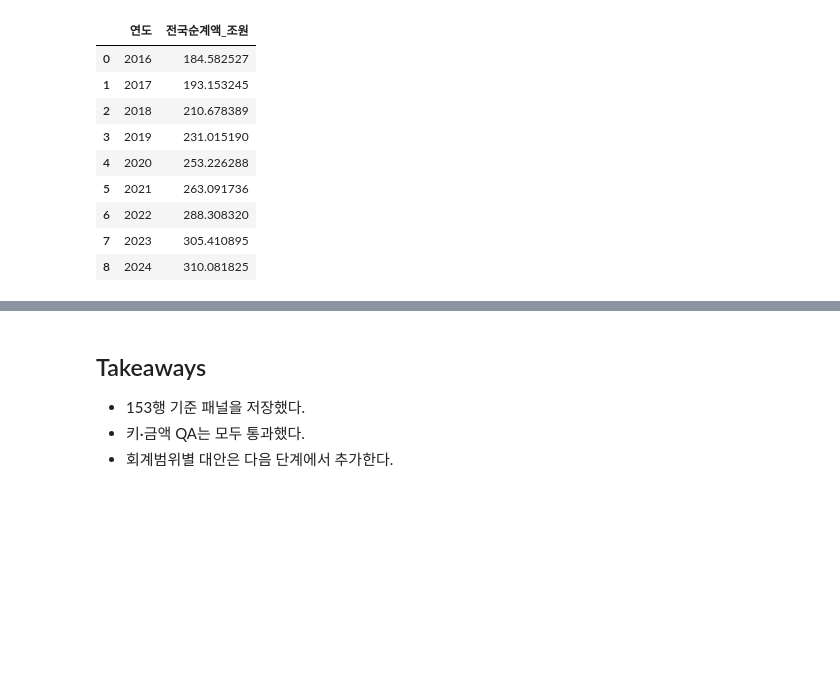
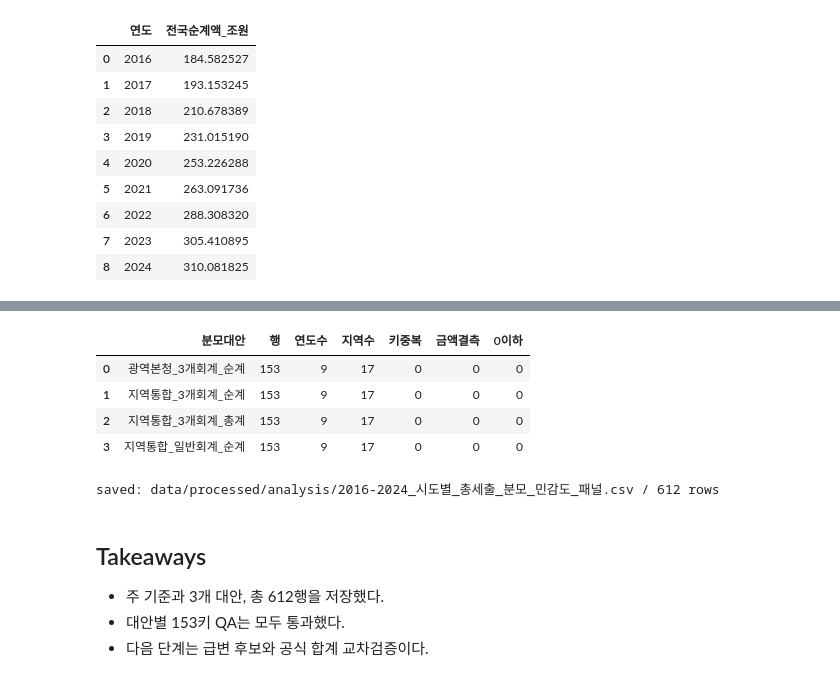
Before and after one commit to JungYeoni/yumocha, a Jupyter notebook: notebooks/20260804_BUILD_2016_2024_시도별_총세출_분모_패널.ipynb, the cells around one changed output, grey strips where cells are left out. Cells and saved outputs as stored; diff of their text form; code cells hidden in the pictures; blank space fills up the shorter version.

```diff
--- a/notebooks/20260804_BUILD_2016_2024_시도별_총세출_분모_패널.ipynb
+++ b/notebooks/20260804_BUILD_2016_2024_시도별_총세출_분모_패널.ipynb
@@ -29,6 +29,7 @@ if ROOT.name == "notebooks":
     ROOT = ROOT.parent
 RAW_DIR = ROOT / "data/raw/지방재정365/기능별_회계별_세출예산"
 OUTPUT_PATH = ROOT / "data/processed/analysis/2016-2024_시도별_총세출_분모_패널.csv"
+SENSITIVITY_PATH = ROOT / "data/processed/analysis/2016-2024_시도별_총세출_분모_민감도_패널.csv"
 EXPECTED_ACCOUNTS = {"일반회계", "기타특별회계", "공기업특별회계"}
 VALUE_COLUMNS = ["세출예산총계액", "세출예산순계액"]
 # %% [markdown]
@@ -197,6 +285,41 @@ display(national_totals[["연도", "전국순계액_조원"]])
+# %%
+# 7. 대안별 153키 QA와 저장
+variant_qa = (
+    sensitivity.groupby("분모대안")
+    .apply(
+        lambda group: pd.Series(
+            {
+                "행": len(group),
+                "연도수": group["연도"].nunique(),
+                "지역수": group["지역"].nunique(),
+                "키중복": int(group.duplicated(["연도", "지역"]).sum()),
+                "금액결측": int(group["분모금액_원"].isna().sum()),
+                "0이하": int(group["분모금액_원"].le(0).sum()),
+            }
+        ),
+        include_groups=False,
+    )
+    .reset_index()
+)
+assert variant_qa[["행", "연도수", "지역수"]].eq([153, 9, 17]).all().all()
+assert variant_qa[["키중복", "금액결측", "0이하"]].to_numpy().sum() == 0
+
+SENSITIVITY_PATH.parent.mkdir(parents=True, exist_ok=True)
+sensitivity.to_csv(SENSITIVITY_PATH, index=False, encoding="utf-8-sig")
+reloaded_sensitivity = pd.read_csv(SENSITIVITY_PATH, encoding="utf-8-sig")
+pd.testing.assert_frame_equal(reloaded_sensitivity, sensitivity, check_dtype=False)
+display(variant_qa)
+print("saved:", SENSITIVITY_PATH.relative_to(ROOT), "/", len(sensitivity), "rows")
+# %% [output]
+|  | 분모대안 | 행 | 연도수 | 지역수 | 키중복 | 금액결측 | 0이하 |
+| 0 | 광역본청_3개회계_순계 | 153 | 9 | 17 | 0 | 0 | 0 |
+| 1 | 지역통합_3개회계_순계 | 153 | 9 | 17 | 0 | 0 | 0 |
+| 2 | 지역통합_3개회계_총계 | 153 | 9 | 17 | 0 | 0 | 0 |
+| 3 | 지역통합_일반회계_순계 | 153 | 9 | 17 | 0 | 0 | 0 |
+saved: data/processed/analysis/2016-2024_시도별_총세출_분모_민감도_패널.csv / 612 rows
 # %% [markdown]
 ## Takeaways
 
-- 153행 기준 패널을 저장했다.
-- 키·금액 QA는 모두 통과했다.
-- 회계범위별 대안은 다음 단계에서 추가한다.
+- 주 기준과 3개 대안, 총 612행을 저장했다.
+- 대안별 153키 QA는 모두 통과했다.
+- 다음 단계는 급변 후보와 공식 합계 교차검증이다.
```
Also changed, not shown: parts of 1 cell of this notebook.
